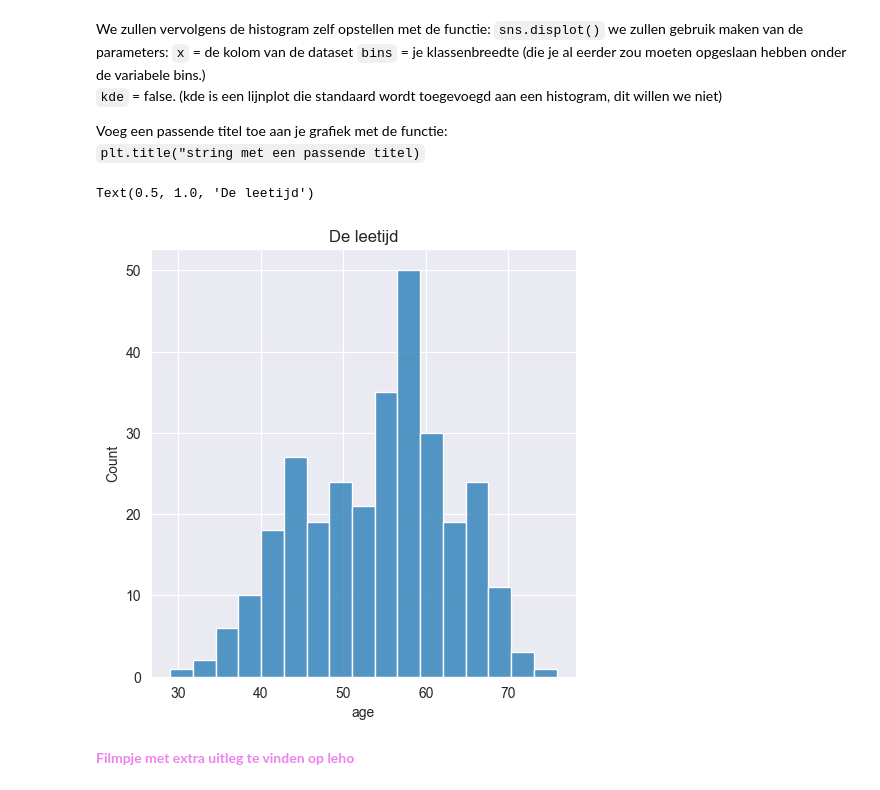
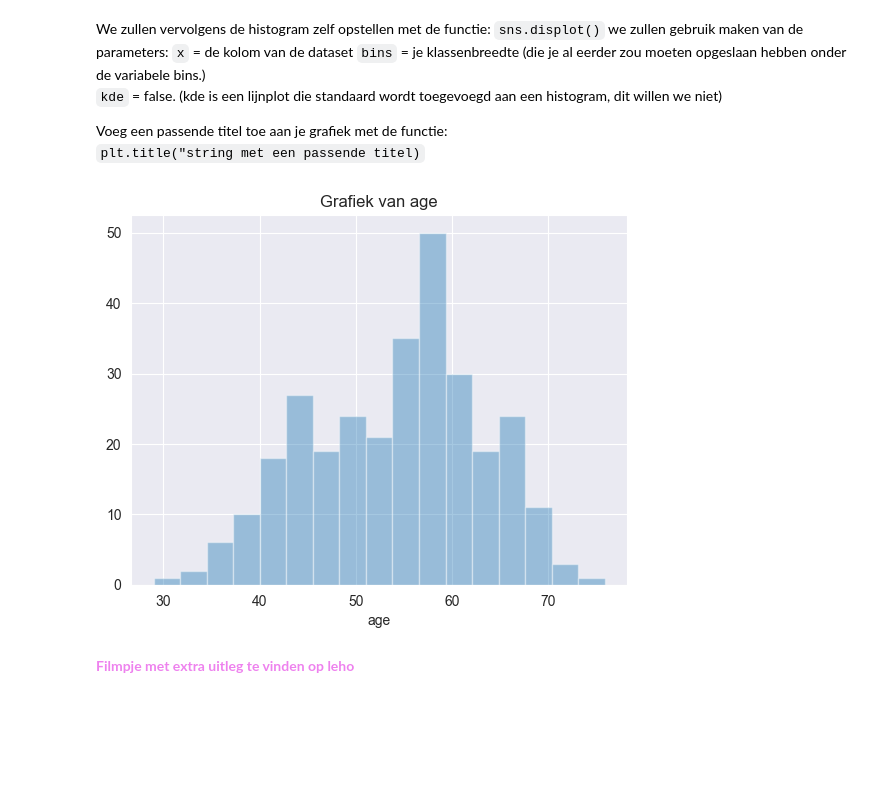
Before and after one commit to bleuzetim/PythonMCT, a Jupyter notebook: Data Science/Week03/labo_03_Centrum_en_spreidingsmaten_Demo.ipynb, the cells around one changed output. Drawn from its saved outputs; the diff is of its cells as text; code cells hidden in the pictures; blank space fills up the shorter version.

```diff
--- a/Data Science/Week03/labo_03_Centrum_en_spreidingsmaten_Demo.ipynb
+++ b/Data Science/Week03/labo_03_Centrum_en_spreidingsmaten_Demo.ipynb
@@ -7,6 +8,19 @@ import seaborn as sns
 sns.set_style('darkgrid')
 pd.set_option('display.max_rows',1000)
 pd.set_option('display.max_columns',1000)
+# %%
+def get_bins(df,kolom):
+    rang = df[kolom].max()-df[kolom].min()
+    bins = (rang/(np.sqrt(df[kolom].count())))
+    bins = np.arange(df[kolom].min(), df[kolom].max(), bins)
+    return bins
+
+def distplot(df,kolom):
+    bins = get_bins(df,kolom)
+    sns.distplot(x=df[kolom], bins=bins, kde=False)
+    plt.title(f'Grafiek van {kolom}')
+    plt.xlabel(kolom)
+    plt.show()
 # %% [markdown]
 # <span style="color:darkorange"> Labo 03 Centrum- & spreidingsmaten in python demo
 # %% [markdown]
@@ -321,11 +346,12 @@ Voeg een passende titel toe aan je grafiek met de functie: <br>
 `plt.title("string met een passende titel)`
 # %%
 
-sns.displot(x=df['age'], bins=bins, kde=False)
-plt.title('De leetijd')
+# sns.displot(x=df['age'], bins=bins, kde=False)
+# plt.title('De leetijd')
+
+distplot(df,'age')
 # %% [output]
-Text(0.5, 1.0, 'De leetijd')
-[figure, old version]
+[figure, new version]
 # %% [markdown]
 <span style="color:violet"> **Filmpje met extra uitleg te vinden op leho**
 # %% [markdown]
```
Also changed, not shown: parts of 5 cells of this notebook, 21 other files.
